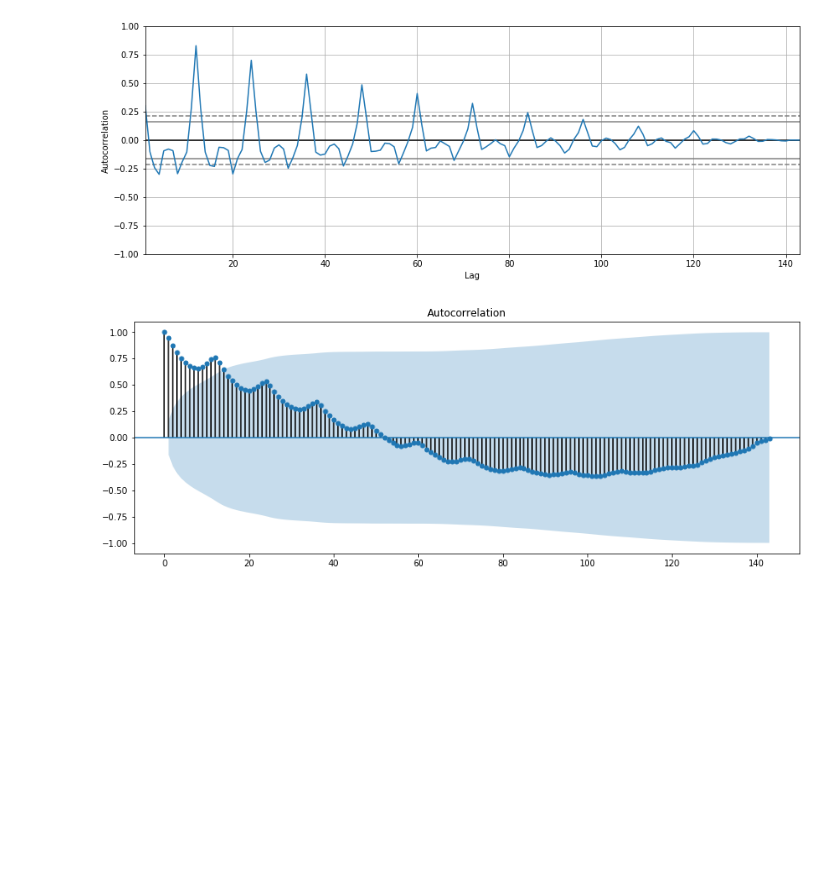
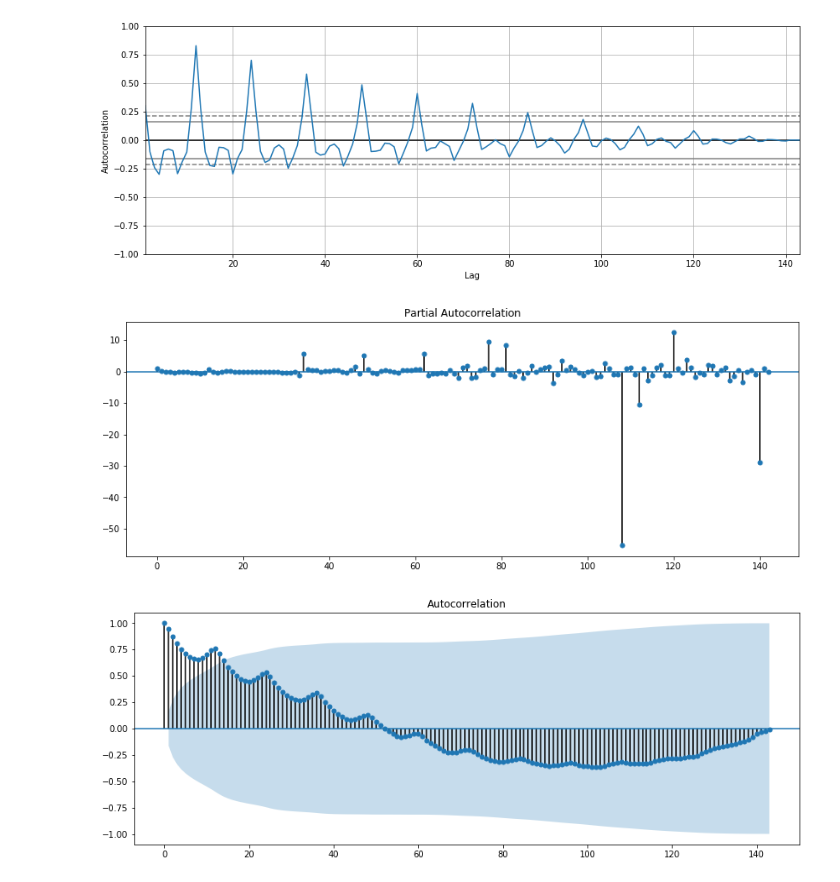
Before and after one commit to fleralle/dsc-corr-autocorr-in-time-series-lab-houston-ds-042219, a Jupyter notebook: index.ipynb, the cells around one changed output. Drawn from its saved outputs; the diff is of its cells as text; code cells hidden in the pictures; blank space fills up the shorter version.

```diff
--- a/index.ipynb
+++ b/index.ipynb
@@ -187,6 +187,10 @@ pd.plotting.autocorrelation_plot(diff_passenger_ts.dropna())
 # %% [output]
 <matplotlib.axes._subplots.AxesSubplot at 0x...>
 [figure]
+# %%
+plot_pacf(diff_passenger_ts.dropna());
+# %% [output]
+[figure, added]
 # %%
 # your code here
 from statsmodels.graphics.tsaplots import plot_acf, plot_pacf
```
